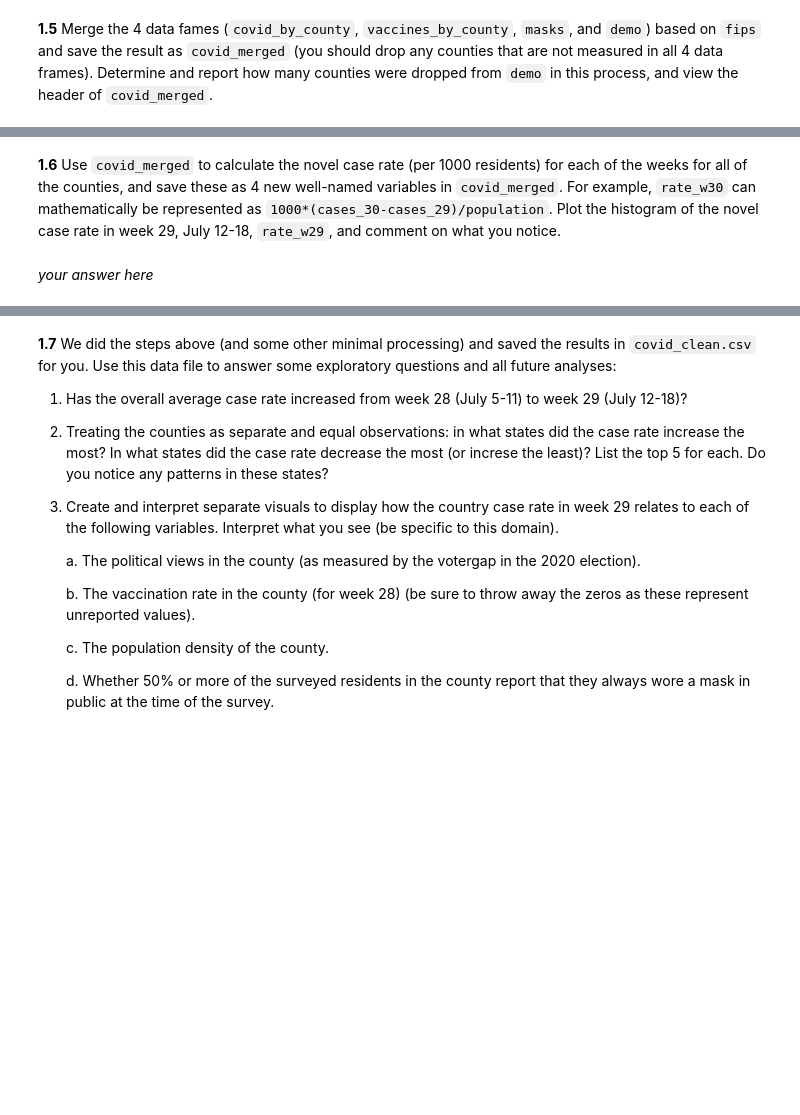
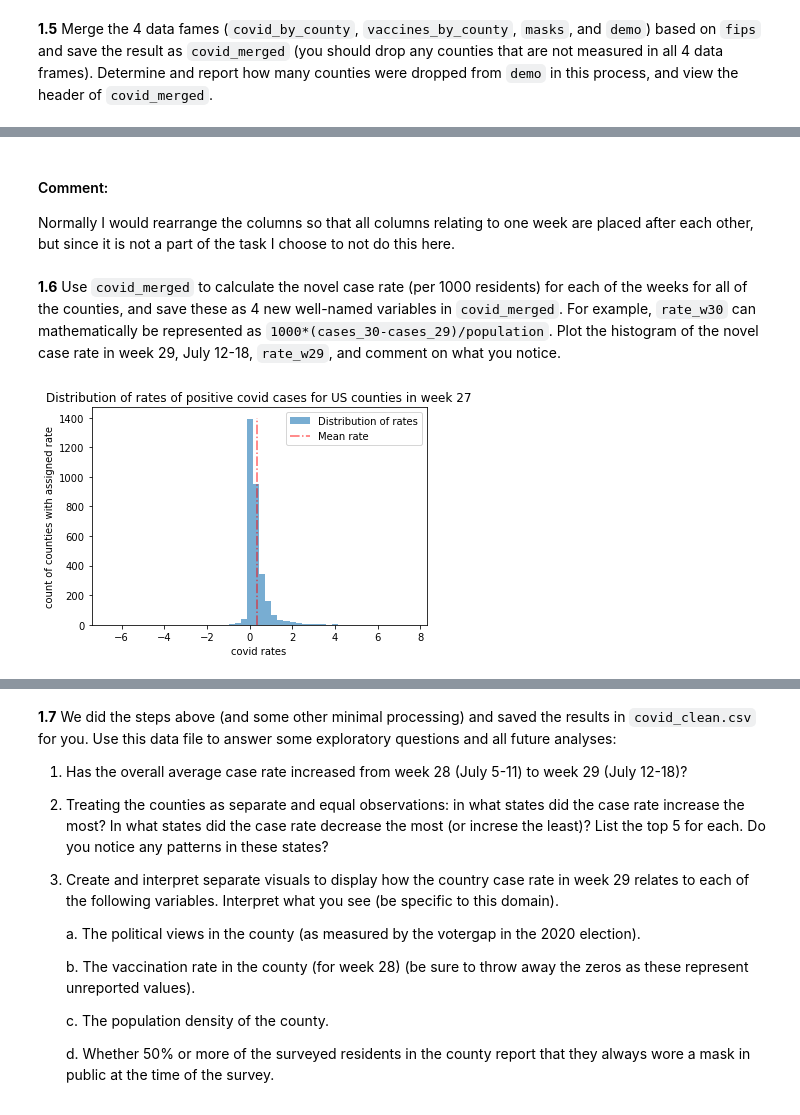
Before and after one commit to kkvalsvik/DataScience_cs109a_Harvard, a Jupyter notebook: cs_s109a_finalexam_2021.ipynb, the cells around one changed output, grey strips where cells are left out. Drawn from its saved outputs; the diff is of its cells as text; code cells hidden in the pictures; blank space fills up the shorter version.

```diff
--- a/cs_s109a_finalexam_2021.ipynb
+++ b/cs_s109a_finalexam_2021.ipynb
@@ -272,24 +249,13 @@ w27 = vaccines[vaccines['date']=='2021-07-04'].dropna()
 w28 = vaccines[vaccines['date']=='2021-07-11'].dropna()
 w29 = vaccines[vaccines['date']=='2021-07-18'].dropna()
 w30 = vaccines[vaccines['date']=='2021-07-25'].dropna()
-   # Forsøk på å gjøre mergen med for loop. Delete:
-# listV = [w30, w29, w28, w27, w26]
-# newd = pd.DataFrame(0, index=np.arange(len(w30)),columns=i in range())#, columns='ert')
-# for i, dataframe in range(1):#enumerate(liste):
-#     if i != 4:
-#         newd[:,1+i:1+i*3] = dataframe.merge(liste[i+1], on='fips', how='inner')
-#     else:
-#         break
 
-mergedV = w26.merge(w27.merge(w28.merge(w29.merge(w30,on='fips'),on='fips'),on='fips'),on='fips')
-mergedV.pop('date')
-mergedV.pop('date_x')
-mergedV.pop('date_y')
-vaccines_by_county=mergedV.rename(columns={'fully'  :'fully_w26','dose1'  :'dose1_w26',
-                                           'fully_x':'fully_w27','dose1_x':'dose1_w27',
-                                           'fully_y':'fully_w28','dose1_y':'dose1_w28',
-                                           'fully_x':'fully_w29','dose1_x':'dose1_w29',
-                                           'fully_y':'fully_w30','dose1_y':'dose1_w30'})
+vaccines_by_county = w26.merge(w27.merge(w28.merge(w29.merge(w30,on='fips'),on='fips'),on='fips'),on='fips')
+vaccines_by_county.pop('date') # Removing all date columns, since the week number is the new index
+vaccines_by_county.pop('date_x')
+vaccines_by_county.pop('date_y')
+vaccines_by_county.columns = ['fips', 'fully_w26','dose1_w26','fully_w27','dose1_w27',
+              'fully_w28','dose1_w28','fully_w29','dose1_w29','fully_w30','dose1_w30']
 
 print(f'The shape of vaccines_by_county is {vaccines_by_county.shape}')
 # vaccines_by_county.tail(50)
@@ -332,0 +303,8 @@ Some counties, including all the counties from Puerto Rico and Guam has been dro
+# %%
+data_frames = [covid_by_county, vaccines_by_county, masks, demo]
+# Can merge manually like I showed above, but assuming we can use functools to simplity this process:
+from functools import reduce
+covid_merged = reduce(lambda  left,right: pd.merge(left,right,on=['fips'],
+                                            how='inner'), data_frames)
+print(f'There are {demo.shape[0]-covid_merged.shape[0]} columns that were dropped from demo because they were not measured in all data frames.')
+covid_merged.head(0)
@@ -333,2 +315,5 @@ Some counties, including all the counties from Puerto Rico and Guam has been dro
+# %% [markdown]
+#### Comment:
+Normally I would rearrange the columns so that all columns relating to one week are placed after each other, but since it is not a part of the task I choose to not do this here.
 # %% [markdown]
 **1.6** Use `covid_merged` to calculate the novel case rate (per 1000 residents) for each of the weeks for all of the counties, and save these as 4 new well-named variables in `covid_merged`.  For example, `rate_w30` can mathematically be represented as `1000*(cases_30-cases_29)/population`.  Plot the histogram of the novel case rate in week 29, July 12-18, `rate_w29`, and comment on what you notice.
@@ -339,2 +320,16 @@ Some counties, including all the counties from Puerto Rico and Guam has been dro
-# %% [markdown]
-*your answer here*
+# %%
+# Creating new variables for the case rate per 1000 resident for 4 weeks:
+rate_w27 = 1000*(covid_merged['cases_w27']-covid_merged['cases_w26'])/covid_merged['population']
+rate_w28 = 1000*(covid_merged['cases_w28']-covid_merged['cases_w27'])/covid_merged['population']
+rate_w29 = 1000*(covid_merged['cases_w29']-covid_merged['cases_w28'])/covid_merged['population']
+rate_w30 = 1000*(covid_merged['cases_w30']-covid_merged['cases_w29'])/covid_merged['population']
+# %%
+plt.hist(rate_w27, bins=50, alpha=0.6, label='Distribution of rates')
+plt.vlines(np.mean(rate_w27),ymin=0,ymax=1400, color='r', linestyles='-.',alpha=0.6, label='Mean rate')
+plt.xlabel('covid rates')
+plt.ylabel('count of counties with assigned rate')
+plt.title('Distribution of rates of positive covid cases for US counties in week 27')
+plt.legend()
+plt.show()
+# %% [output]
+[figure, added]
```
Also changed, not shown: parts of 21 cells of this notebook.
